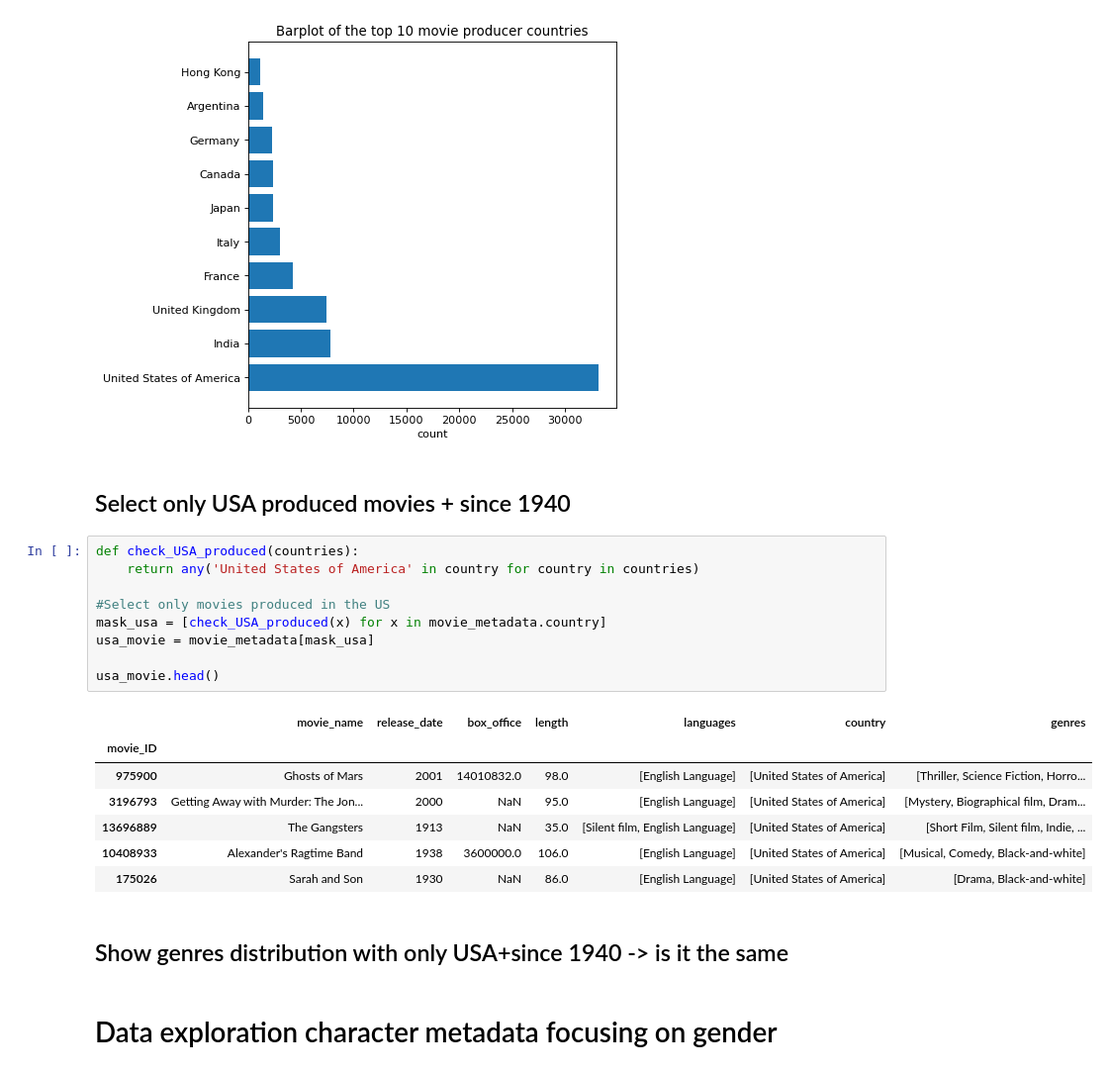
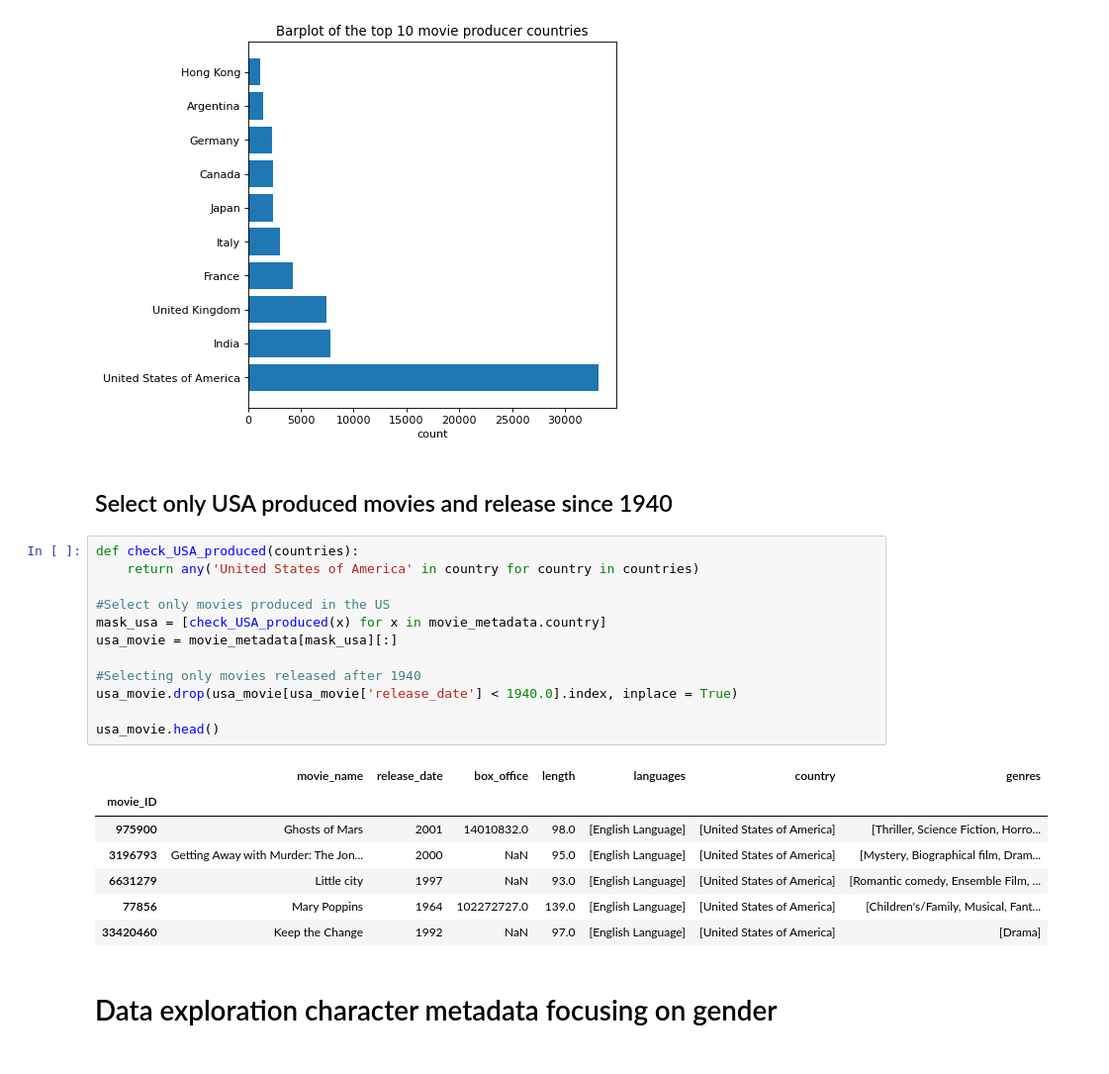
Before and after one commit to epfl-ada/ada-2022-project-error141, a Jupyter notebook: data_exploration_final.ipynb, the cells around one changed output. Shown at 99% size. Saved outputs shown, nothing was run; the diff lists cells and outputs as text.

```diff
--- a/data_exploration_final.ipynb
+++ b/data_exploration_final.ipynb
@@ -304,26 +283,27 @@ plt.show()
 # %% [output]
 [figure]
 # %% [markdown]
-## Select only USA produced movies + since 1940
+## Select only USA produced movies and release since 1940
 # %%
 def check_USA_produced(countries):
     return any('United States of America' in country for country in countries)
 
 #Select only movies produced in the US
 mask_usa = [check_USA_produced(x) for x in movie_metadata.country]
-usa_movie = movie_metadata[mask_usa]
+usa_movie = movie_metadata[mask_usa][:]
+
+#Selecting only movies released after 1940
+usa_movie.drop(usa_movie[usa_movie['release_date'] < 1940.0].index, inplace = True)
 
 usa_movie.head()
 # %% [output]
 |  | movie_name | release_date | box_office | length | languages | country | genres |
 | movie_ID |  |  |  |  |  |  |  |
 | 975900 | Ghosts of Mars | 2001 | 14010832.0 | 98.0 | [English Language] | [United States of America] | [Thriller, Science Fiction, Horro... |
 | 3196793 | Getting Away with Murder: The Jon... | 2000 | NaN | 95.0 | [English Language] | [United States of America] | [Mystery, Biographical film, Dram... |
-| 13696889 | The Gangsters | 1913 | NaN | 35.0 | [Silent film, English Language] | [United States of America] | [Short Film, Silent film, Indie, ... |
-| 10408933 | Alexander's Ragtime Band | 1938 | 3600000.0 | 106.0 | [English Language] | [United States of America] | [Musical, Comedy, Black-and-white] |
-| 175026 | Sarah and Son | 1930 | NaN | 86.0 | [English Language] | [United States of America] | [Drama, Black-and-white] |
+| 6631279 | Little city | 1997 | NaN | 93.0 | [English Language] | [United States of America] | [Romantic comedy, Ensemble Film, ... |
+| 77856 | Mary Poppins | 1964 | 102272727.0 | 139.0 | [English Language] | [United States of America] | [Children's/Family, Musical, Fant... |
+| 33420460 | Keep the Change | 1992 | NaN | 97.0 | [English Language] | [United States of America] | [Drama] |
-# %% [markdown]
-## Show genres distribution with only USA+since 1940 -> is it the same
 # %% [markdown]
 # Data exploration character metadata focusing on gender
 # %% [markdown]
```
Also changed, not shown: parts of 96 cells of this notebook.
